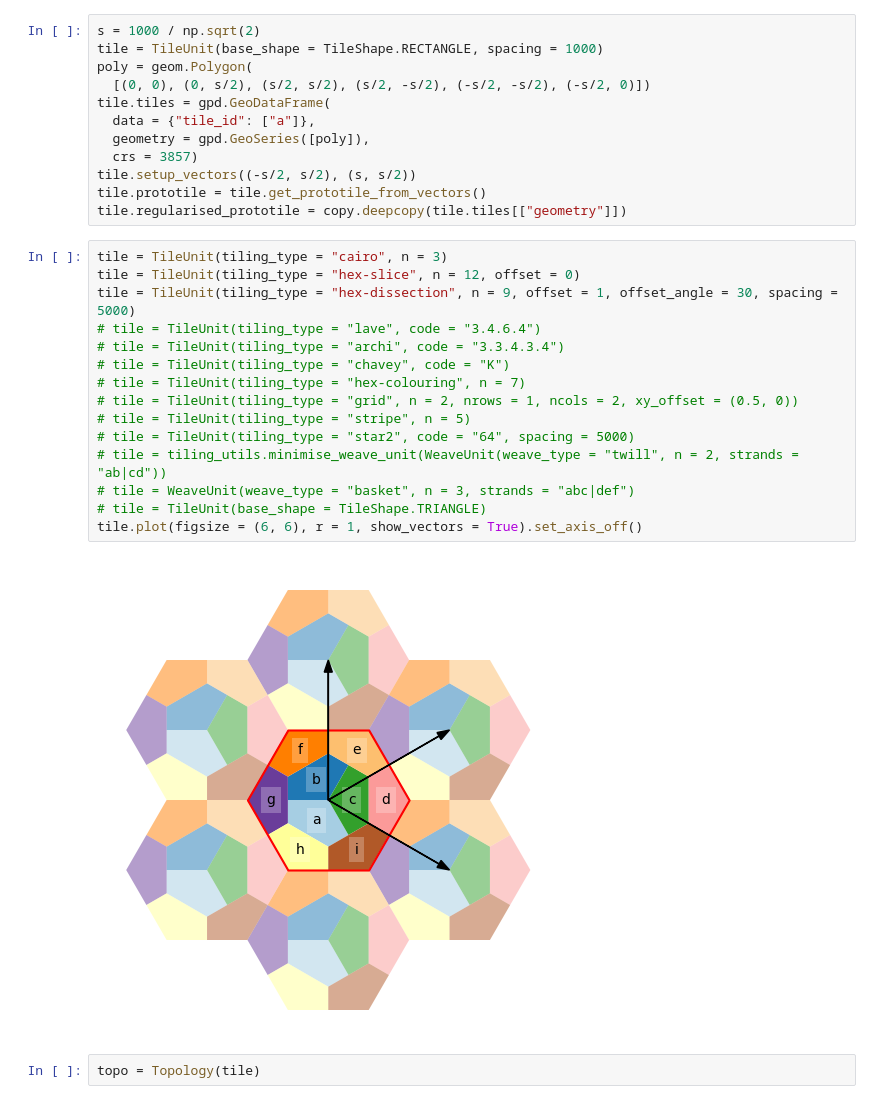
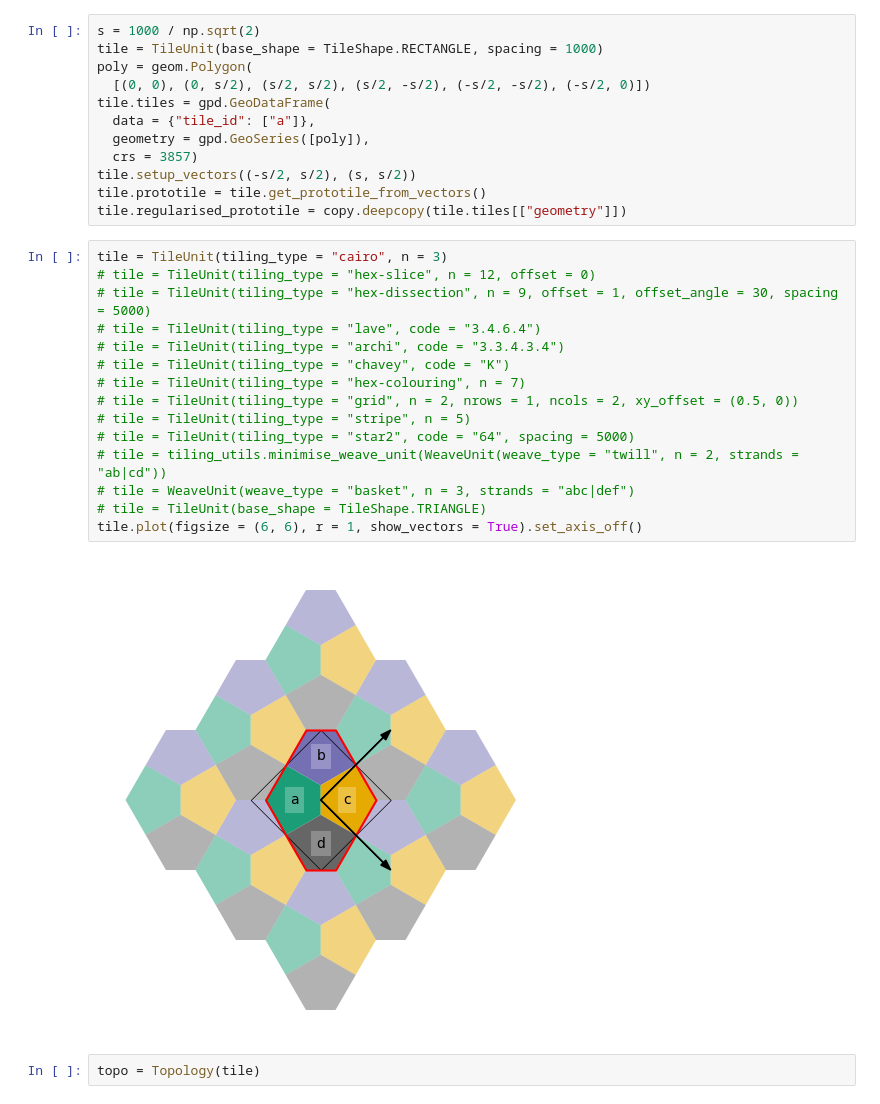
Before and after one commit to DOSull/weavingspace, a Jupyter notebook: examples/topology-new-working.ipynb, the cells around one changed output. Cells and saved outputs as stored; diff of their text form.

```diff
--- a/examples/topology-new-working.ipynb
+++ b/examples/topology-new-working.ipynb
@@ -31,21 +31,21 @@ tile.prototile = tile.get_prototile_from_vectors()
 tile.regularised_prototile = copy.deepcopy(tile.tiles[["geometry"]])
 # %%
 tile = TileUnit(tiling_type = "cairo", n = 3)
-tile = TileUnit(tiling_type = "hex-slice", n = 12, offset = 0)
-tile = TileUnit(tiling_type = "hex-dissection", n = 9, offset = 1, offset_angle = 30, spacing = 5000)
+# tile = TileUnit(tiling_type = "hex-slice", n = 12, offset = 0)
+# tile = TileUnit(tiling_type = "hex-dissection", n = 9, offset = 1, offset_angle = 30, spacing = 5000)
 # tile = TileUnit(tiling_type = "lave", code = "3.4.6.4")
 # tile = TileUnit(tiling_type = "archi", code = "3.3.4.3.4")
 # tile = TileUnit(tiling_type = "chavey", code = "K")
 # tile = TileUnit(tiling_type = "hex-colouring", n = 7)
 # tile = TileUnit(tiling_type = "grid", n = 2, nrows = 1, ncols = 2, xy_offset = (0.5, 0))
 # tile = TileUnit(tiling_type = "stripe", n = 5)
 # tile = TileUnit(tiling_type = "star2", code = "64", spacing = 5000)
 # tile = tiling_utils.minimise_weave_unit(WeaveUnit(weave_type = "twill", n = 2, strands = "ab|cd"))
 # tile = WeaveUnit(weave_type = "basket", n = 3, strands = "abc|def")
 # tile = TileUnit(base_shape = TileShape.TRIANGLE)
 tile.plot(figsize = (6, 6), r = 1, show_vectors = True).set_axis_off()
 # %% [output]
-[figure, old version]
+[figure, new version]
 # %%
 topo = Topology(tile)
 # %%
```
Also changed, not shown: parts of 5 cells of this notebook, 2 other files.
